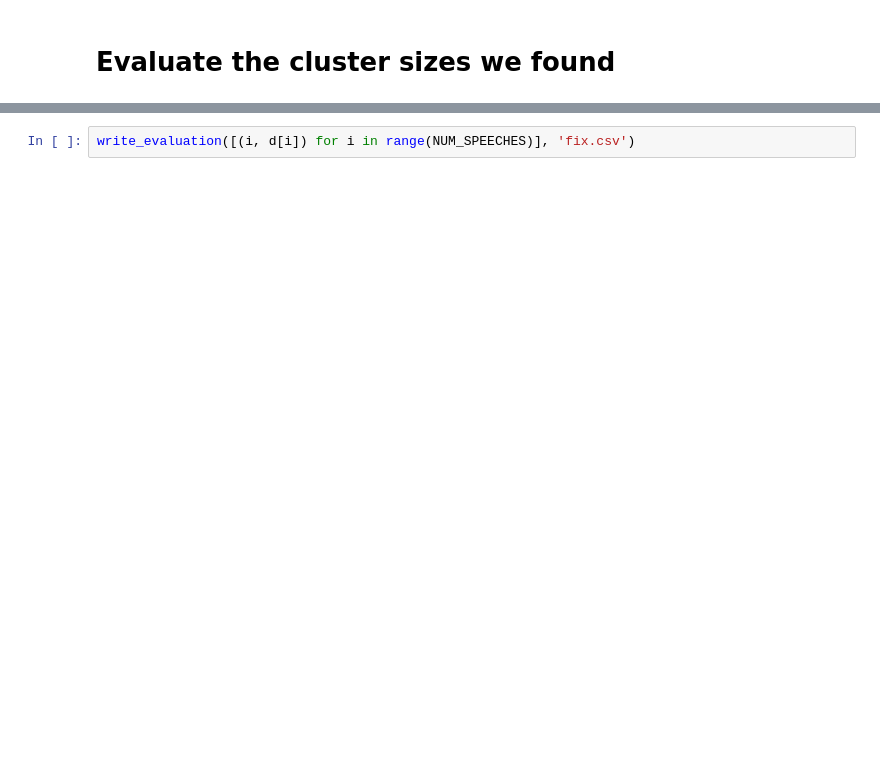
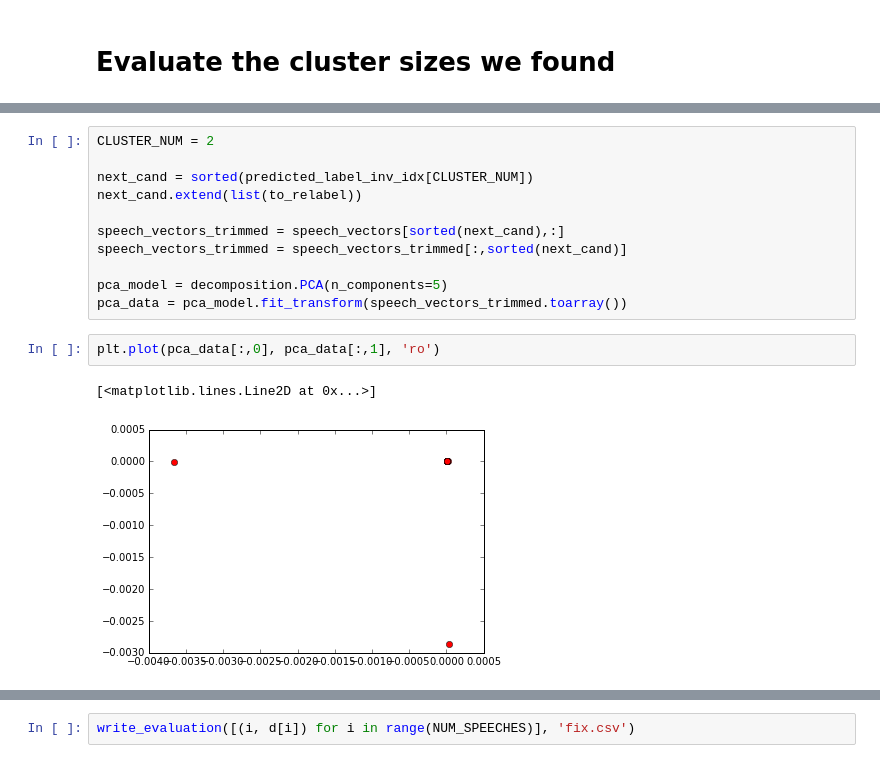
Before and after one commit to mzw4/jyupitertime, a Jupyter notebook: comp1/CS 5786 Comp 1 - JAC part 2.ipynb, the cells around one changed output, grey strips where cells are left out. Drawn from its saved outputs; the diff is of its cells as text; blank space fills up the shorter version.

```diff
--- a/comp1/CS 5786 Comp 1 - JAC part 2.ipynb
+++ b/comp1/CS 5786 Comp 1 - JAC part 2.ipynb
@@ -134,0 +349,16 @@ print [list(spectral_labels).count(i) for i in range(2)]
+# %%
+CLUSTER_NUM = 2
+
+next_cand = sorted(predicted_label_inv_idx[CLUSTER_NUM])
+next_cand.extend(list(to_relabel))
+
+speech_vectors_trimmed = speech_vectors[sorted(next_cand),:]
+speech_vectors_trimmed = speech_vectors_trimmed[:,sorted(next_cand)]
+
+pca_model = decomposition.PCA(n_components=5)
+pca_data = pca_model.fit_transform(speech_vectors_trimmed.toarray())
+# %%
+plt.plot(pca_data[:,0], pca_data[:,1], 'ro')
+# %% [output]
+[<matplotlib.lines.Line2D at 0x...>]
+[figure, added]
```
Also changed, not shown: parts of 27 cells of this notebook.
